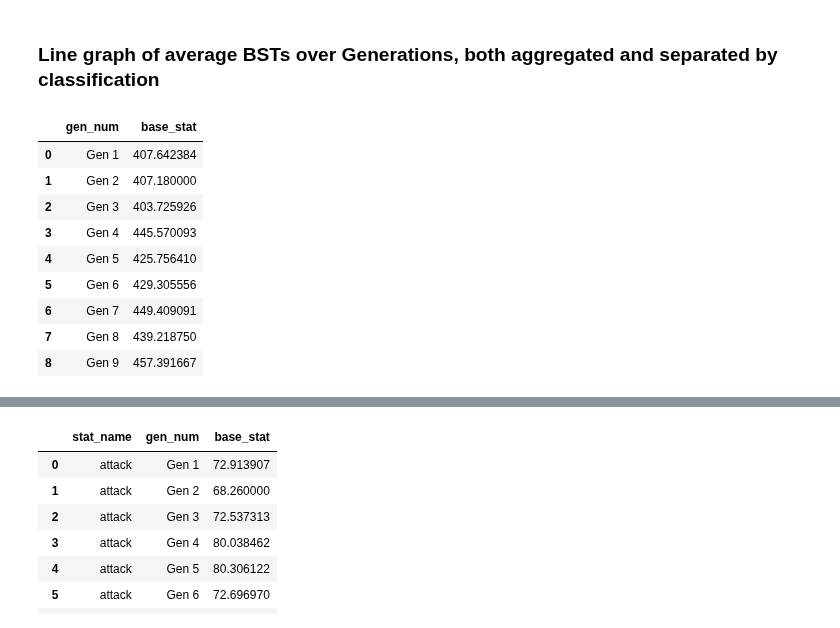
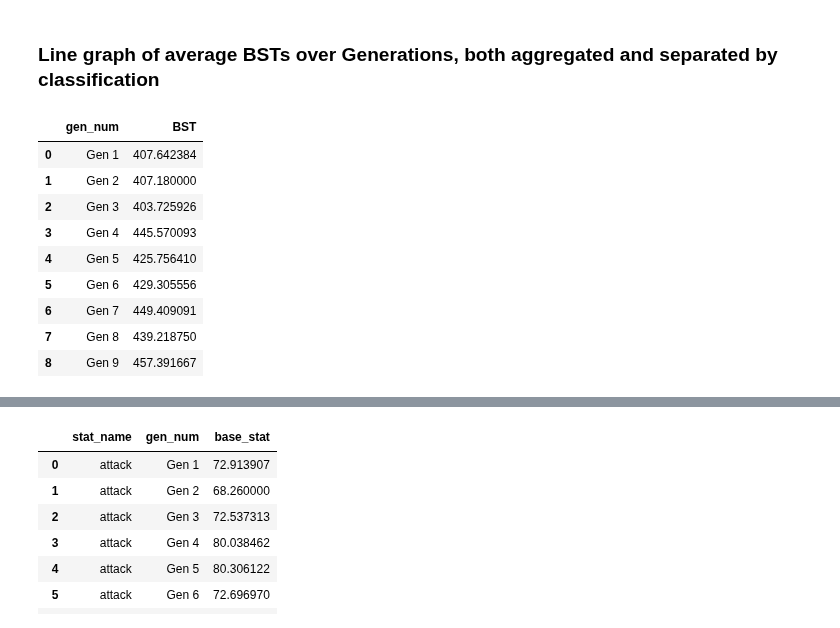
Before and after one commit to AEG-1309/me204-final-project, a Jupyter notebook: notebooks/NB03-AEG1309-Data-Analysis.ipynb, the cells around one changed output, grey strips where cells are left out. Saved outputs shown, nothing was run; the diff lists cells and outputs as text; code cells hidden in the pictures.

```diff
--- a/notebooks/NB03-AEG1309-Data-Analysis.ipynb
+++ b/notebooks/NB03-AEG1309-Data-Analysis.ipynb
@@ -51,13 +51,13 @@ df_base = pd.read_csv('../data/processed/base_table.csv')
 # %%
 dfg = (
     df_base
     .groupby(['gen_num'], as_index = False)
-    ['base_stat'].mean()
+    ['BST'].mean()
 )
 
 dfg
 # %% [output]
-|  | gen_num | base_stat |
+|  | gen_num | BST |
 | 0 | Gen 1 | 407.642384 |
 | 1 | Gen 2 | 407.180000 |
 | 2 | Gen 3 | 403.725926 |
```
Also changed, not shown: parts of 48 cells of this notebook, 1 other file.
